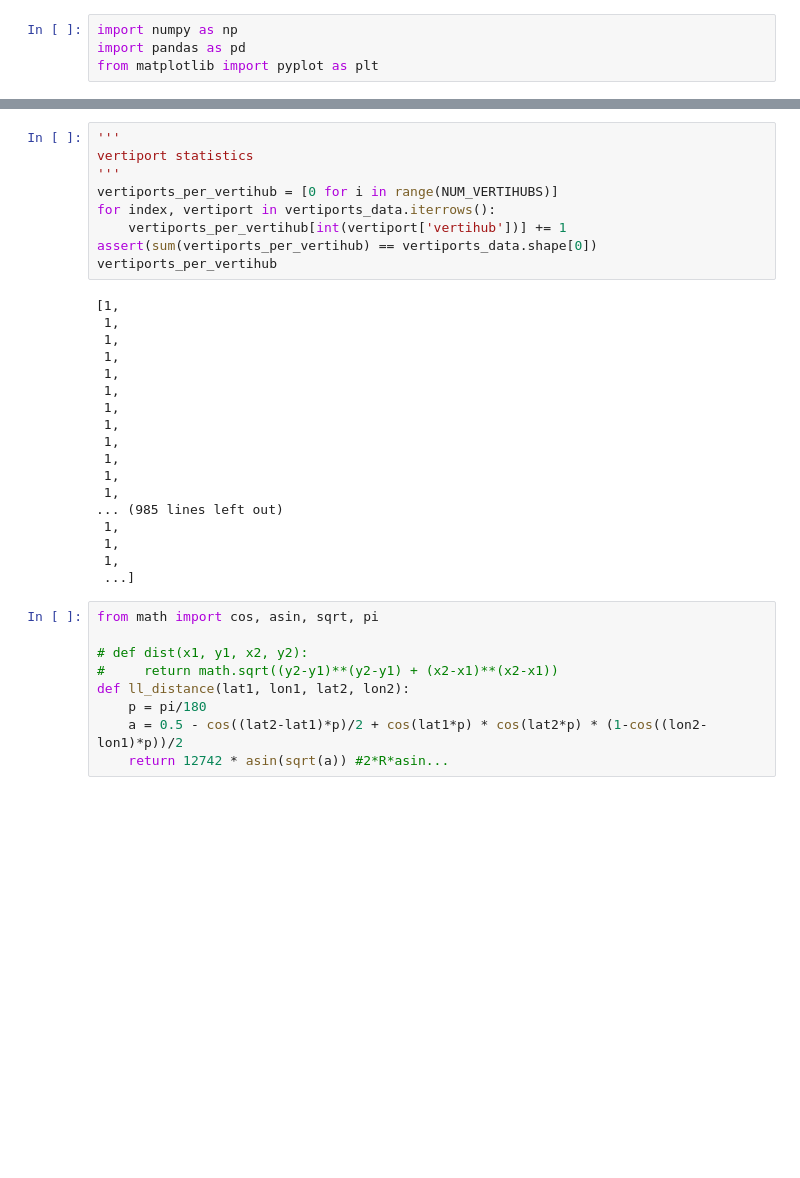
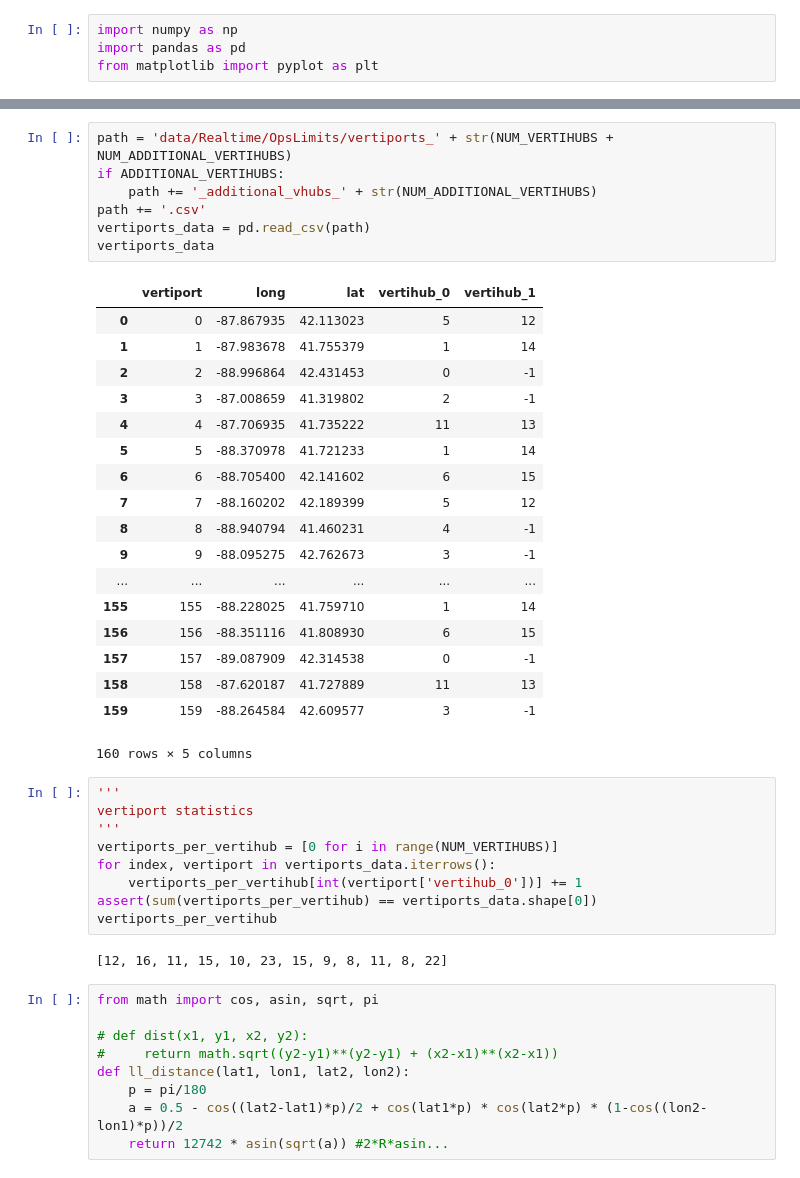
Before and after one commit to JoeMuff999/UAM-Planning-Toolkit, a Jupyter notebook: realtime_ops_limits_data_collection.ipynb, the cells around one changed output, grey strips where cells are left out. Cells and saved outputs as stored; diff of their text form; blank space fills up the shorter version.

```diff
--- a/realtime_ops_limits_data_collection.ipynb
+++ b/realtime_ops_limits_data_collection.ipynb
@@ -56,30 +53,40 @@ vertiports_data
+# %%
+path = 'data/Realtime/OpsLimits/vertiports_' + str(NUM_VERTIHUBS + NUM_ADDITIONAL_VERTIHUBS)
+if ADDITIONAL_VERTIHUBS:
+    path += '_additional_vhubs_' + str(NUM_ADDITIONAL_VERTIHUBS)
+path += '.csv'
+vertiports_data = pd.read_csv(path)
+vertiports_data
+# %% [output]
+|  | vertiport | long | lat | vertihub_0 | vertihub_1 |
+| 0 | 0 | -87.867935 | 42.113023 | 5 | 12 |
+| 1 | 1 | -87.983678 | 41.755379 | 1 | 14 |
+| 2 | 2 | -88.996864 | 42.431453 | 0 | -1 |
+| 3 | 3 | -87.008659 | 41.319802 | 2 | -1 |
+| 4 | 4 | -87.706935 | 41.735222 | 11 | 13 |
+| 5 | 5 | -88.370978 | 41.721233 | 1 | 14 |
+| 6 | 6 | -88.705400 | 42.141602 | 6 | 15 |
+| 7 | 7 | -88.160202 | 42.189399 | 5 | 12 |
+| 8 | 8 | -88.940794 | 41.460231 | 4 | -1 |
+| 9 | 9 | -88.095275 | 42.762673 | 3 | -1 |
+| ... | ... | ... | ... | ... | ... |
+| 155 | 155 | -88.228025 | 41.759710 | 1 | 14 |
+| 156 | 156 | -88.351116 | 41.808930 | 6 | 15 |
+| 157 | 157 | -89.087909 | 42.314538 | 0 | -1 |
+| 158 | 158 | -87.620187 | 41.727889 | 11 | 13 |
+| 159 | 159 | -88.264584 | 42.609577 | 3 | -1 |
+160 rows × 5 columns
 # %%
 '''
 vertiport statistics
 '''
 vertiports_per_vertihub = [0 for i in range(NUM_VERTIHUBS)]
 for index, vertiport in vertiports_data.iterrows():
-    vertiports_per_vertihub[int(vertiport['vertihub'])] += 1
+    vertiports_per_vertihub[int(vertiport['vertihub_0'])] += 1
 assert(sum(vertiports_per_vertihub) == vertiports_data.shape[0])
 vertiports_per_vertihub
 # %% [output]
-[1,
- 1,
- 1,
- 1,
- 1,
- 1,
- 1,
- 1,
- 1,
- 1,
- 1,
- 1,
-... (985 lines left out)
- 1,
- 1,
- 1,
- ...]
+[12, 16, 11, 15, 10, 23, 15, 9, 8, 11, 8, 22]
 # %%
 from math import cos, asin, sqrt, pi
 
```
Also changed, not shown: parts of 4 cells of this notebook, 20 other files.
